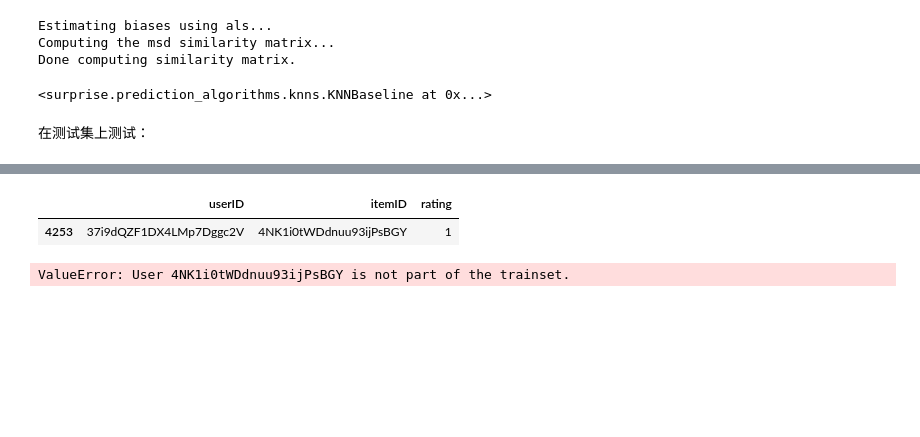
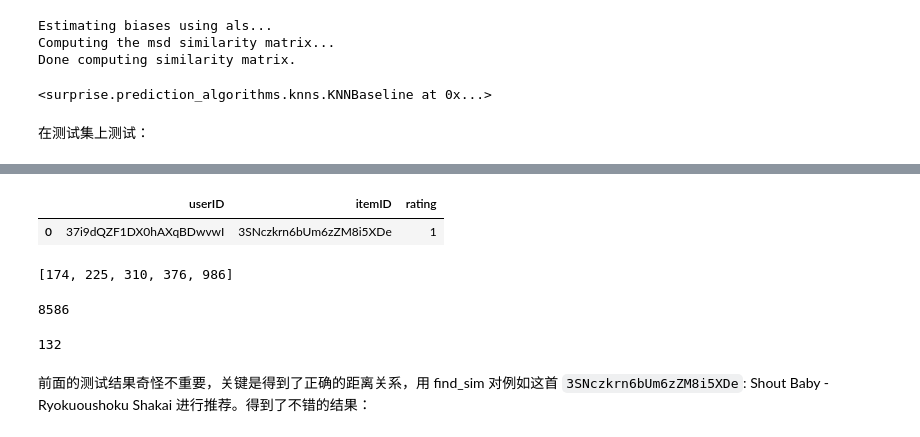
Before and after one commit to cdfmlr/murecom-intro, a Jupyter notebook: surprise.ipynb, the cells around one changed output, grey strips where cells are left out. Cells and saved outputs as stored; diff of their text form; code cells hidden in the pictures; blank space fills up the shorter version.

```diff
--- a/surprise.ipynb
+++ b/surprise.ipynb
@@ -151,10 +156,19 @@ algo.test(testset, verbose=False)
  ...]
-# %%
-pt_train.sample(1)
-# %% [output]
-|  | userID | itemID | rating |
-| 4253 | 37i9dQZF1DX4LMp7Dggc2V | 4NK1i0tWDdnuu93ijPsBGY | 1 |
+# %%
+sample = pt_train.sample(1).reset_index(drop=True)
+sample
+# %% [output]
+|  | userID | itemID | rating |
+| 0 | 37i9dQZF1DX0hAXqBDwvwI | 3SNczkrn6bUm6zZM8i5XDe | 1 |
 # %%
-algo.get_neighbors(iid=algo.trainset.to_inner_uid("4NK1i0tWDdnuu93ijPsBGY"), k=5)
+sim = algo.get_neighbors(iid=algo.trainset.to_inner_iid(sample['itemID'][0]), k=5)
 # %% [output]
-ValueError: User 4NK1i0tWDdnuu93ijPsBGY is not part of the trainset.
+[174, 225, 310, 376, 986]
+# %%
+algo.trainset.n_items
+# %% [output]
+8586
+# %%
+algo.trainset.n_users
+# %% [output]
+132
@@ -160,0 +211,2 @@ ValueError: User 4NK1i0tWDdnuu93ijPsBGY is not part of the trainset.
+# %% [markdown]
+前面的测试结果奇怪不重要，关键是得到了正确的距离关系，用 find_sim 对例如这首 `3SNczkrn6bUm6zZM8i5XDe`: Shout Baby - Ryokuoushoku Shakai 进行推荐。得到了不错的结果：
```
Also changed, not shown: parts of 8 cells of this notebook.
